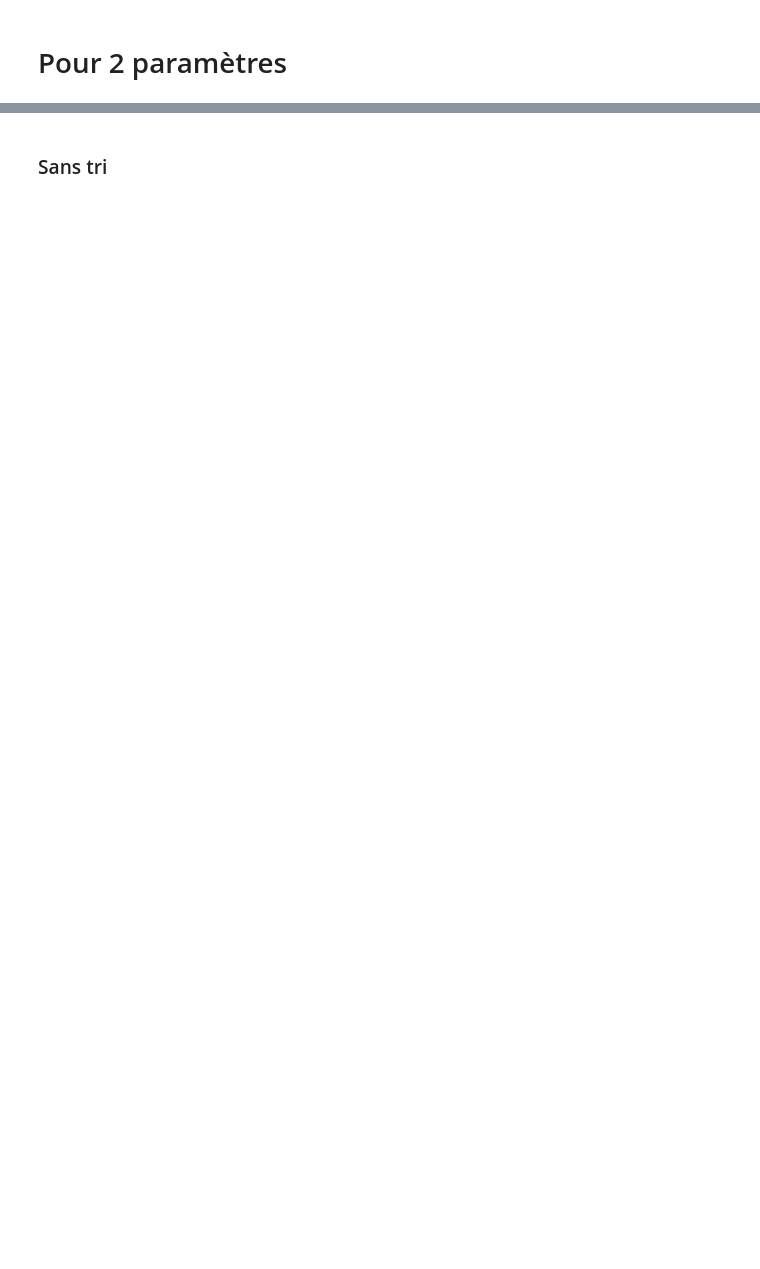
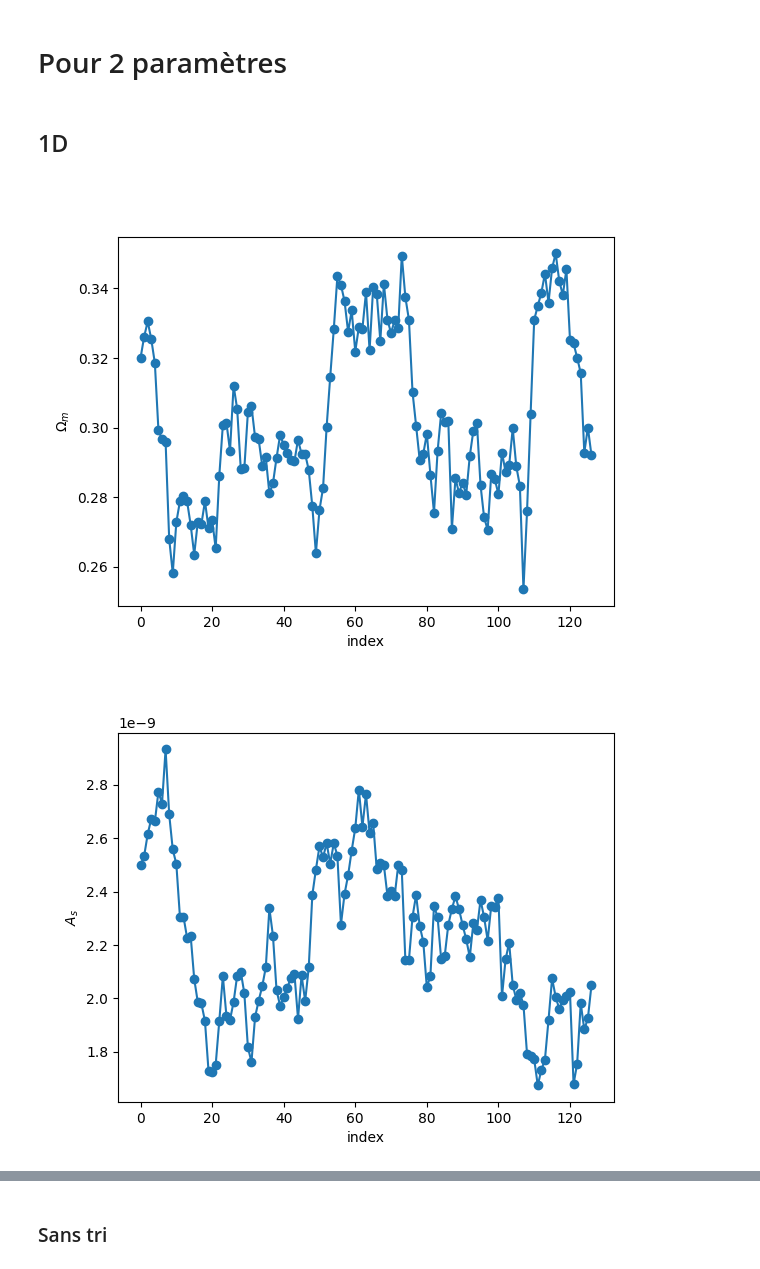
Before and after one commit to Thomas054/My_hmf, a Jupyter notebook: Read_data.ipynb, the cells around one changed output, grey strips where cells are left out. Saved outputs shown, nothing was run; the diff lists cells and outputs as text; code cells hidden in the pictures; blank space fills up the shorter version.

```diff
--- a/Read_data.ipynb
+++ b/Read_data.ipynb
@@ -57,3 +57,20 @@ chi2_tri_As = chi2[indices_tri_As]
 As_tri_As = As[indices_tri_As]
 
 %matplotlib widget
+# %% [markdown]
+## 1D
+# %%
+plt.figure()
+plt.plot(Om, 'o-')
+plt.xlabel("index")
+plt.ylabel(r"$\Omega_m$")
+plt.show()
+
+plt.figure()
+plt.plot(As, 'o-')
+plt.xlabel("index")
+plt.ylabel(r"$A_s$")
+plt.show()
+# %% [output]
+[figure, added]
+[figure, added]
```
Also changed, not shown: parts of 8 cells of this notebook, 4 other files.
